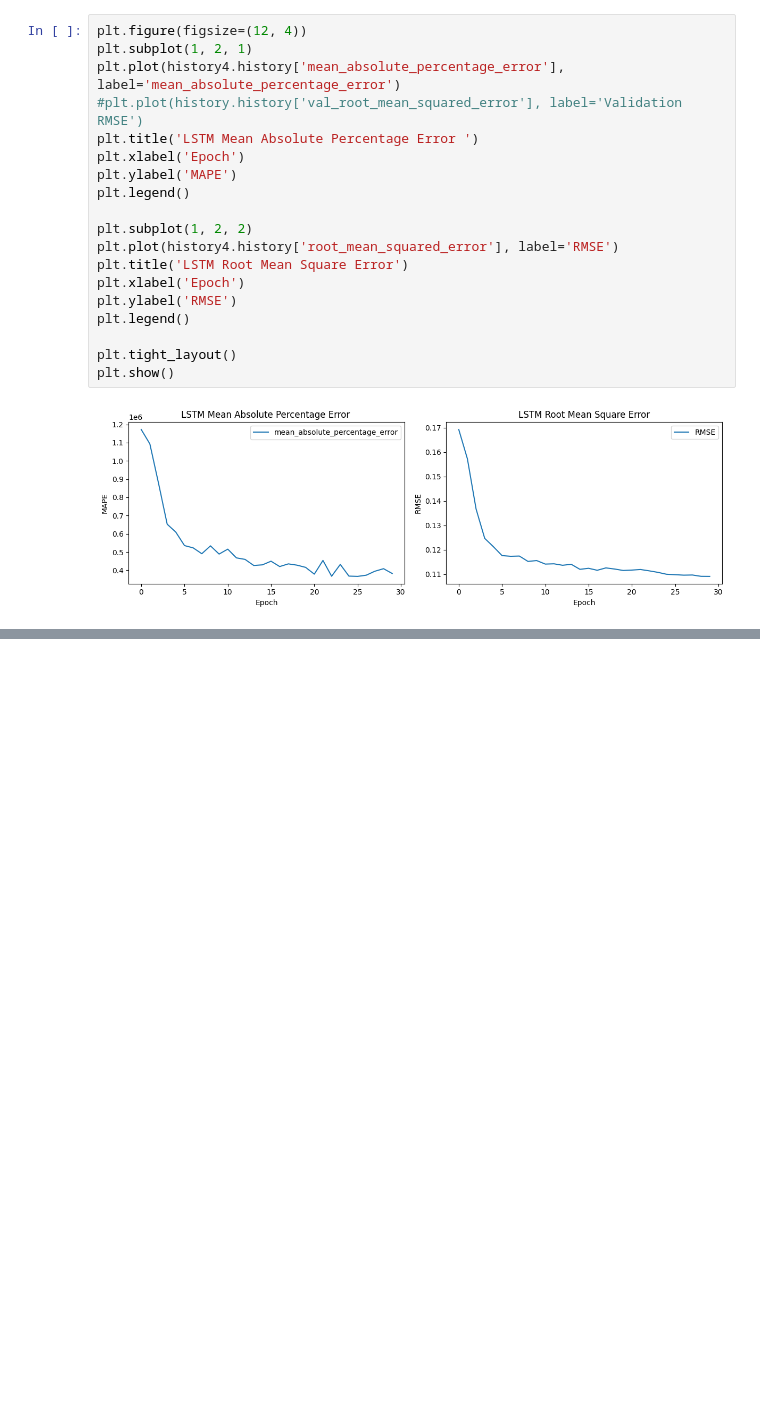
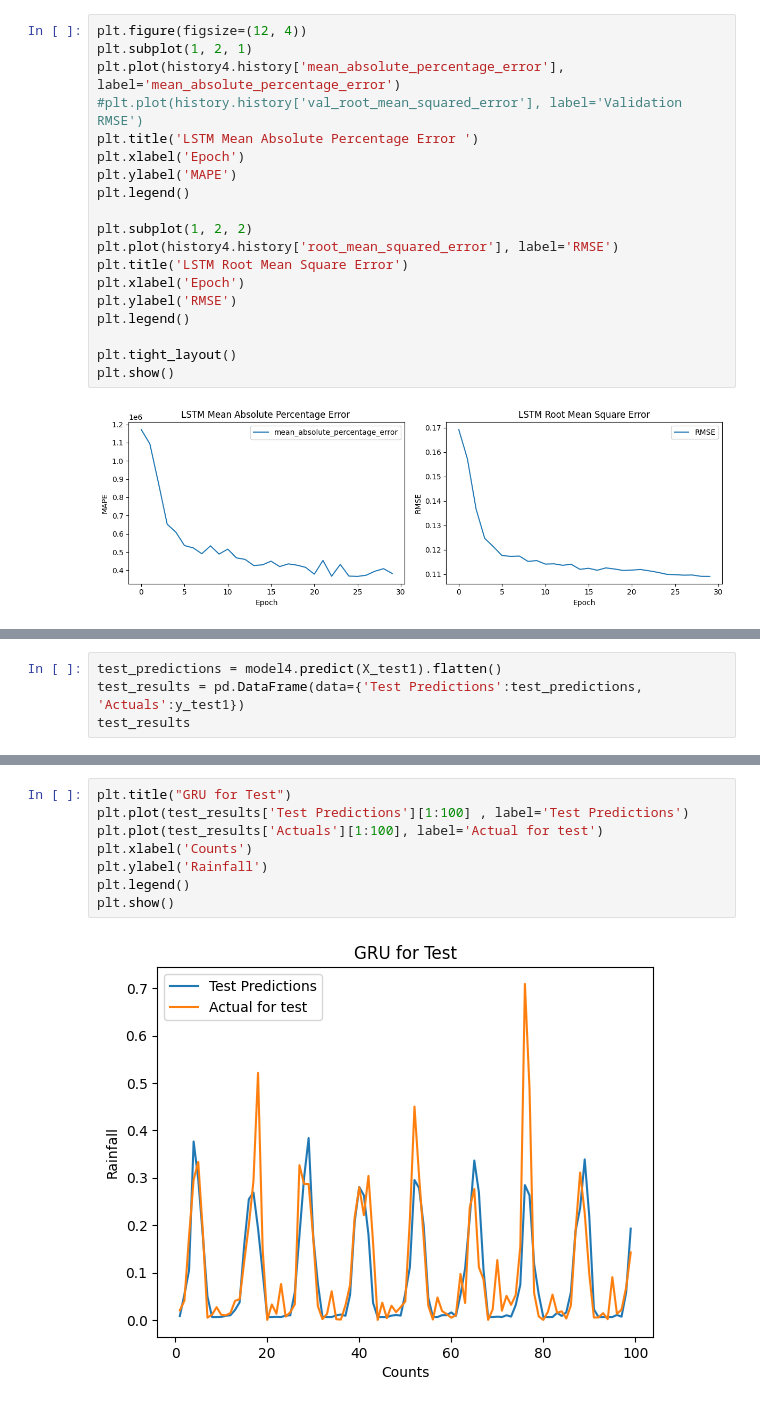
Before and after one commit to Sabindara17/Machine-Learning, a Jupyter notebook: timeseries.ipynb, the cells around one changed output, grey strips where cells are left out. Drawn from its saved outputs; the diff is of its cells as text; blank space fills up the shorter version.

```diff
--- a/timeseries.ipynb
+++ b/timeseries.ipynb
@@ -441,0 +603,4 @@ plt.show()
+# %%
+test_predictions = model4.predict(X_test1).flatten()
+test_results = pd.DataFrame(data={'Test Predictions':test_predictions, 'Actuals':y_test1})
+test_results
@@ -441,0 +622,10 @@ plt.show()
+# %%
+plt.title("GRU for Test")
+plt.plot(test_results['Test Predictions'][1:100] , label='Test Predictions')
+plt.plot(test_results['Actuals'][1:100], label='Actual for test')
+plt.xlabel('Counts')
+plt.ylabel('Rainfall')
+plt.legend()
+plt.show()
+# %% [output]
+[figure, added]
```
Also changed, not shown: parts of 29 cells of this notebook.
